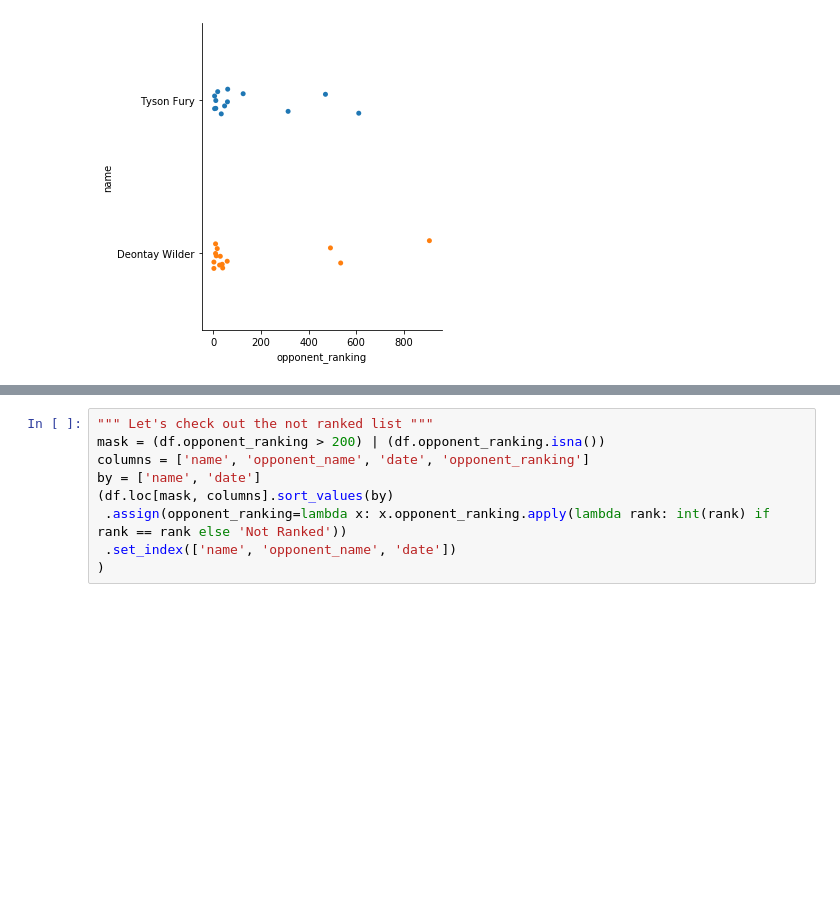
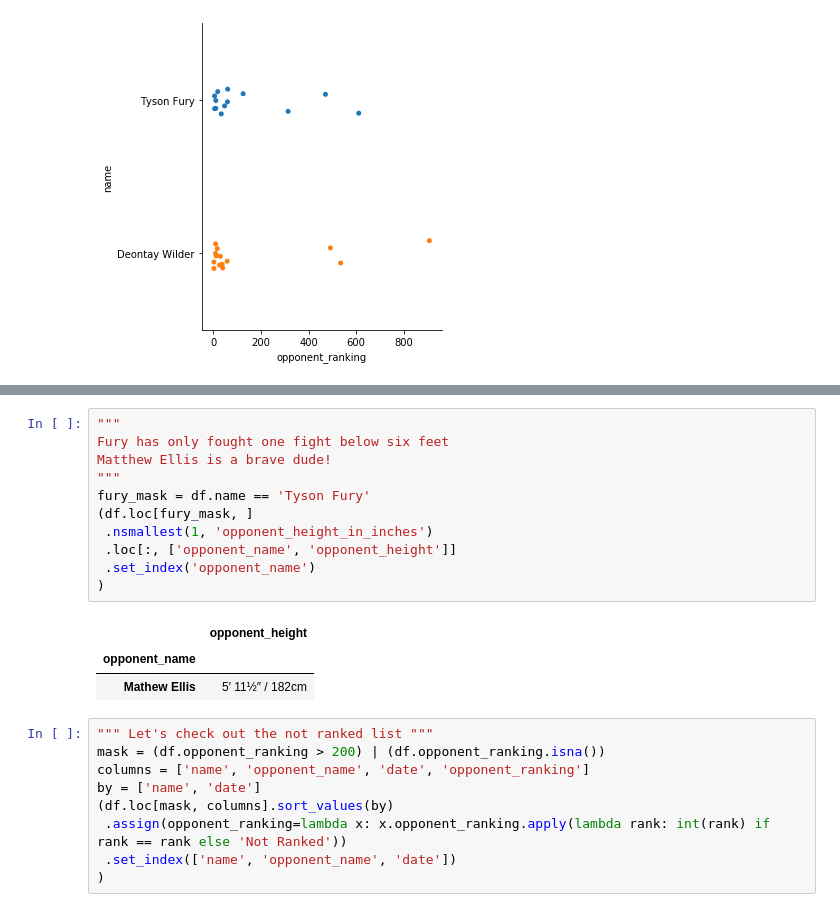
Before and after one commit to brendanfitz/side-projects, a Jupyter notebook: Sports/FuryWilderAnalysis.ipynb, the cells around one changed output, grey strips where cells are left out. Cells and saved outputs as stored; diff of their text form; blank space fills up the shorter version.

```diff
--- a/Sports/FuryWilderAnalysis.ipynb
+++ b/Sports/FuryWilderAnalysis.ipynb
@@ -168,3 +194,18 @@ sns.catplot(x='opponent_ranking', y='name', data=df)
+# %%
+"""
+Fury has only fought one fight below six feet
+Matthew Ellis is a brave dude!
+"""
+fury_mask = df.name == 'Tyson Fury'
+(df.loc[fury_mask, ]
+ .nsmallest(1, 'opponent_height_in_inches')
+ .loc[:, ['opponent_name', 'opponent_height']]
+ .set_index('opponent_name')
+)
+# %% [output]
+|  | opponent_height |
+| opponent_name |  |
+| Mathew Ellis | 5′ 11½″ / 182cm |
 # %%
 """ Let's check out the not ranked list """
 mask = (df.opponent_ranking > 200) | (df.opponent_ranking.isna())
```
Also changed, not shown: parts of 4 cells of this notebook.
